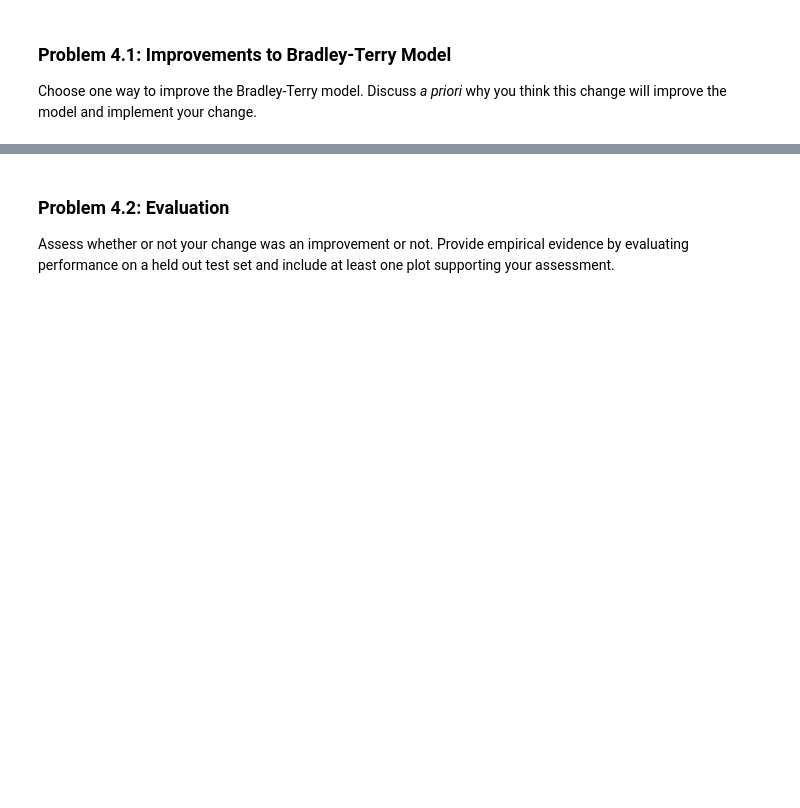
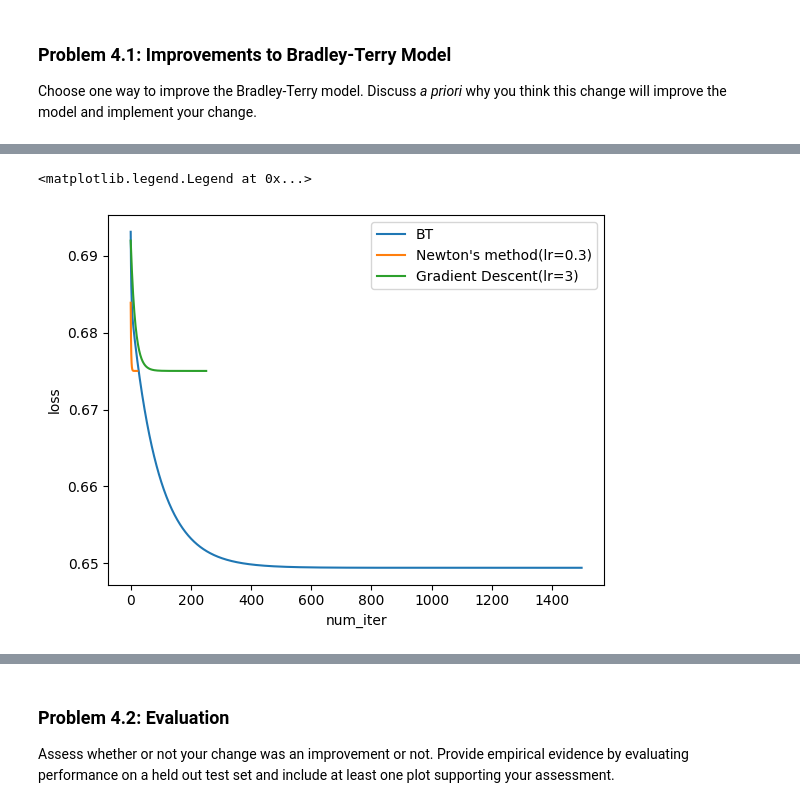
Before and after one commit to Zane-Liao/stats305b, a Jupyter notebook: hw1.ipynb, the cells around one changed output, grey strips where cells are left out. Drawn from its saved outputs; the diff is of its cells as text; code cells hidden in the pictures; blank space fills up the shorter version.

```diff
--- a/hw1.ipynb
+++ b/hw1.ipynb
@@ -483,0 +528,38 @@ Choose one way to improve the Bradley-Terry model. Discuss *a priori* why you th
+# %%
+# Model Implement
+class BT(nn.Module):
+  def __init__(self, num_teams):
+        super().__init__()
+        self.strength = nn.Embedding(num_teams, 1)
+
+        nn.init.zeros_(self.strength.weight)
+
+        self.home_adv = nn.Parameter(torch.tensor([0.2]))
+
+  def forward(self, h_idx, a_idx):
+        s_i = self.strength(h_idx)
+        s_j = self.strength(a_idx)
+
+        return s_i - s_j + self.home_adv
+# %%
+model = BT(num_teams=T)
+loss_f = nn.BCEWithLogitsLoss()
+
+optimizer = optim.SGD(model.parameters(), lr=1.0, weight_decay=1e-2)
+losses_epoch = []
+
+model.train()
+for _ in range(1500):
+    optimizer.zero_grad()
+
+    logits = model(home_idx, away_idx)
+
+    loss = loss_f(logits, Y)
+
+    loss.backward()
+
+    optimizer.step()
+
+    losses_epoch.append(loss.item())
+
+print(f"Final train-loss: {losses_epoch[-1]:.4f}")
@@ -483,0 +568,10 @@ Choose one way to improve the Bradley-Terry model. Discuss *a priori* why you th
+# %%
+plt.plot(losses_epoch, label="BT")
+plt.plot(torch.as_tensor(newton_losses), label="Newton's method(lr=0.3)")
+plt.plot(torch.as_tensor(losses), label="Gradient Descent(lr=3)")
+plt.xlabel("num_iter")
+plt.ylabel("loss")
+plt.legend()
+# %% [output]
+<matplotlib.legend.Legend at 0x...>
+[figure, added]
```
Also changed, not shown: parts of 12 cells of this notebook.
